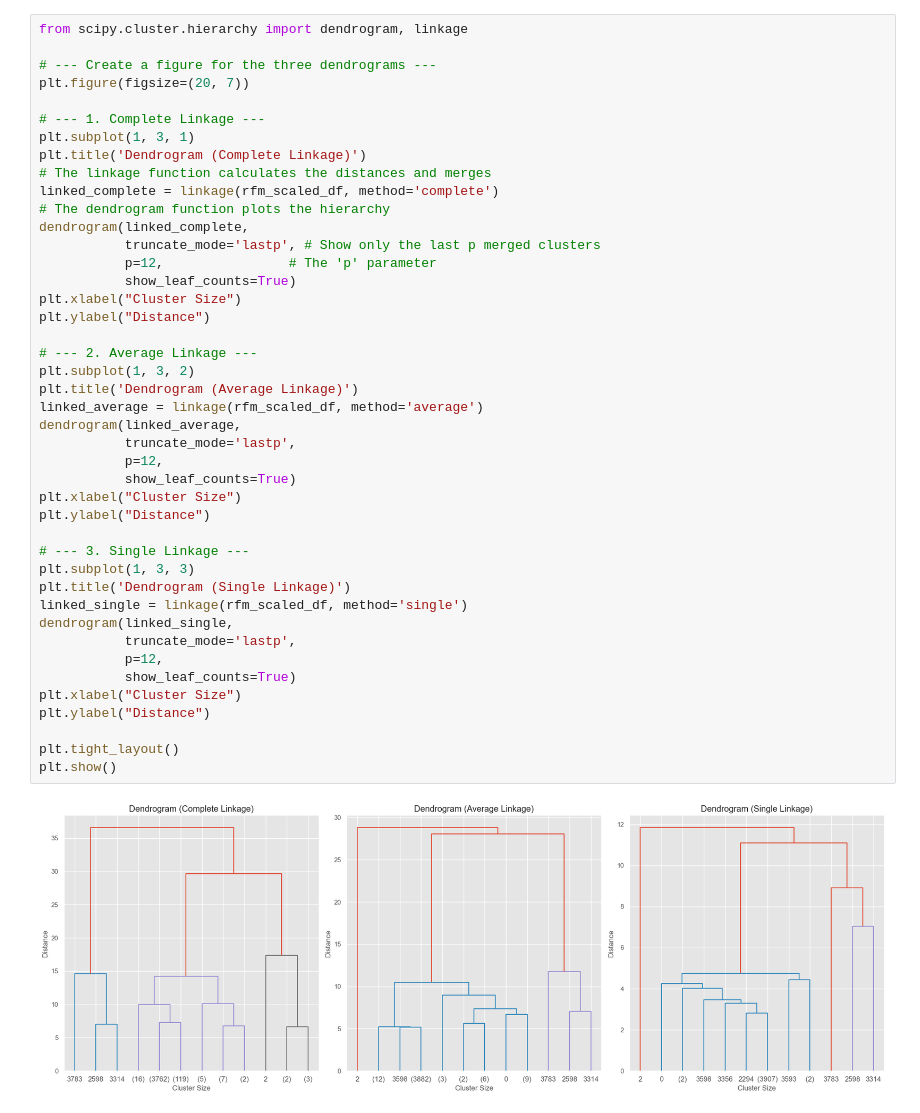
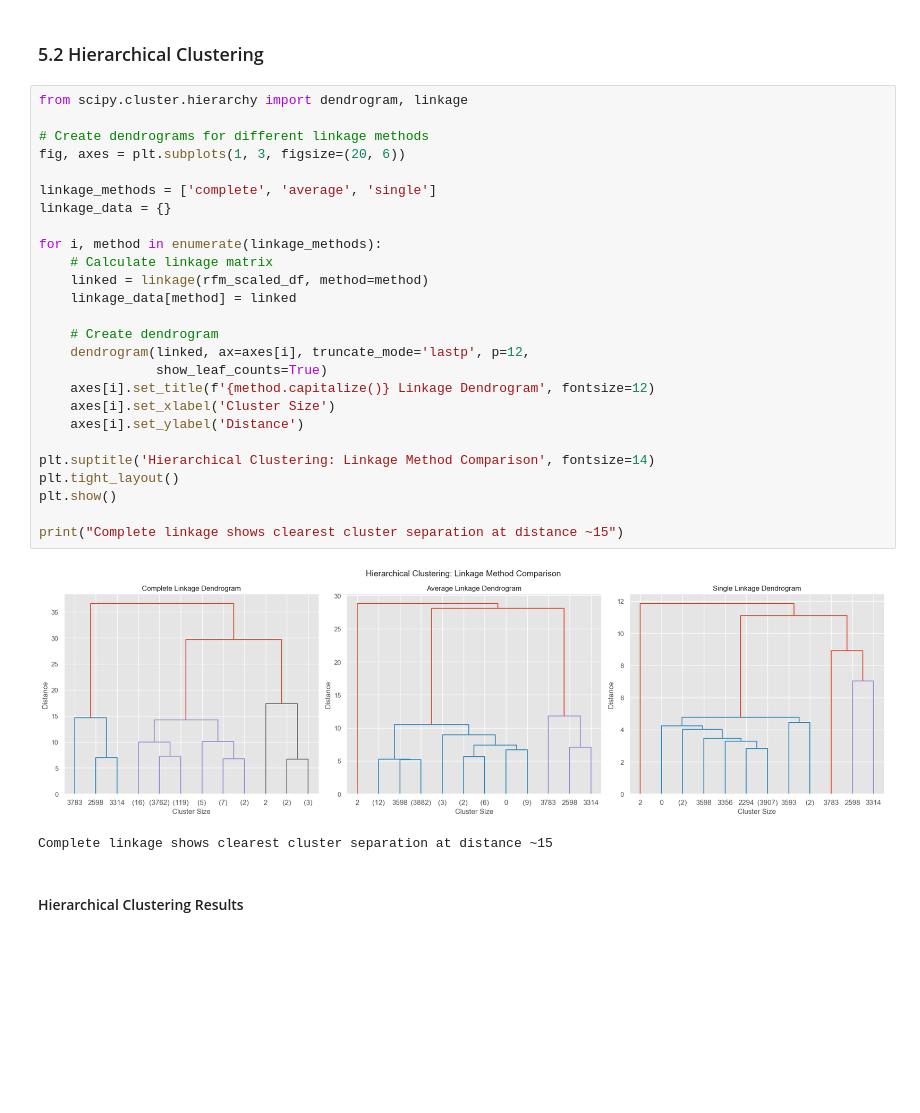
Before and after one commit to sehan-dissanayake/Clustering, a Jupyter notebook: customer_segmentation.ipynb, the cells around one changed output. Saved outputs shown, nothing was run; the diff lists cells and outputs as text; blank space fills up the shorter version.

```diff
--- a/customer_segmentation.ipynb
+++ b/customer_segmentation.ipynb
@@ -253,48 +241,36 @@ plt.show()
+# %% [markdown]
+### 5.2 Hierarchical Clustering
 # %%
 from scipy.cluster.hierarchy import dendrogram, linkage
 
-# --- Create a figure for the three dendrograms ---
-plt.figure(figsize=(20, 7))
+# Create dendrograms for different linkage methods
+fig, axes = plt.subplots(1, 3, figsize=(20, 6))
 
-# --- 1. Complete Linkage ---
-plt.subplot(1, 3, 1)
-plt.title('Dendrogram (Complete Linkage)')
-# The linkage function calculates the distances and merges
-linked_complete = linkage(rfm_scaled_df, method='complete')
-# The dendrogram function plots the hierarchy
-dendrogram(linked_complete,
-           truncate_mode='lastp', # Show only the last p merged clusters
-           p=12,                # The 'p' parameter
-           show_leaf_counts=True)
-plt.xlabel("Cluster Size")
-plt.ylabel("Distance")
+linkage_methods = ['complete', 'average', 'single']
+linkage_data = {}
 
-# --- 2. Average Linkage ---
-plt.subplot(1, 3, 2)
-plt.title('Dendrogram (Average Linkage)')
-linked_average = linkage(rfm_scaled_df, method='average')
-dendrogram(linked_average,
-           truncate_mode='lastp',
-           p=12,
-           show_leaf_counts=True)
-plt.xlabel("Cluster Size")
-plt.ylabel("Distance")
+for i, method in enumerate(linkage_methods):
+    # Calculate linkage matrix
+    linked = linkage(rfm_scaled_df, method=method)
+    linkage_data[method] = linked
 
-# --- 3. Single Linkage ---
-plt.subplot(1, 3, 3)
-plt.title('Dendrogram (Single Linkage)')
-linked_single = linkage(rfm_scaled_df, method='single')
-dendrogram(linked_single,
-           truncate_mode='lastp',
-           p=12,
-           show_leaf_counts=True)
-plt.xlabel("Cluster Size")
-plt.ylabel("Distance")
+    # Create dendrogram
+    dendrogram(linked, ax=axes[i], truncate_mode='lastp', p=12,
+               show_leaf_counts=True)
+    axes[i].set_title(f'{method.capitalize()} Linkage Dendrogram', fontsize=12)
+    axes[i].set_xlabel('Cluster Size')
+    axes[i].set_ylabel('Distance')
 
+plt.suptitle('Hierarchical Clustering: Linkage Method Comparison', fontsize=14)
 plt.tight_layout()
 plt.show()
+
+print("Complete linkage shows clearest cluster separation at distance ~15")
 # %% [output]
-[figure, old version]
+[figure, new version]
+Complete linkage shows clearest cluster separation at distance ~15
+# %% [markdown]
+#### Hierarchical Clustering Results
 # %%
 from sklearn.cluster import AgglomerativeClustering
 
```
Also changed, not shown: parts of 31 cells of this notebook.
